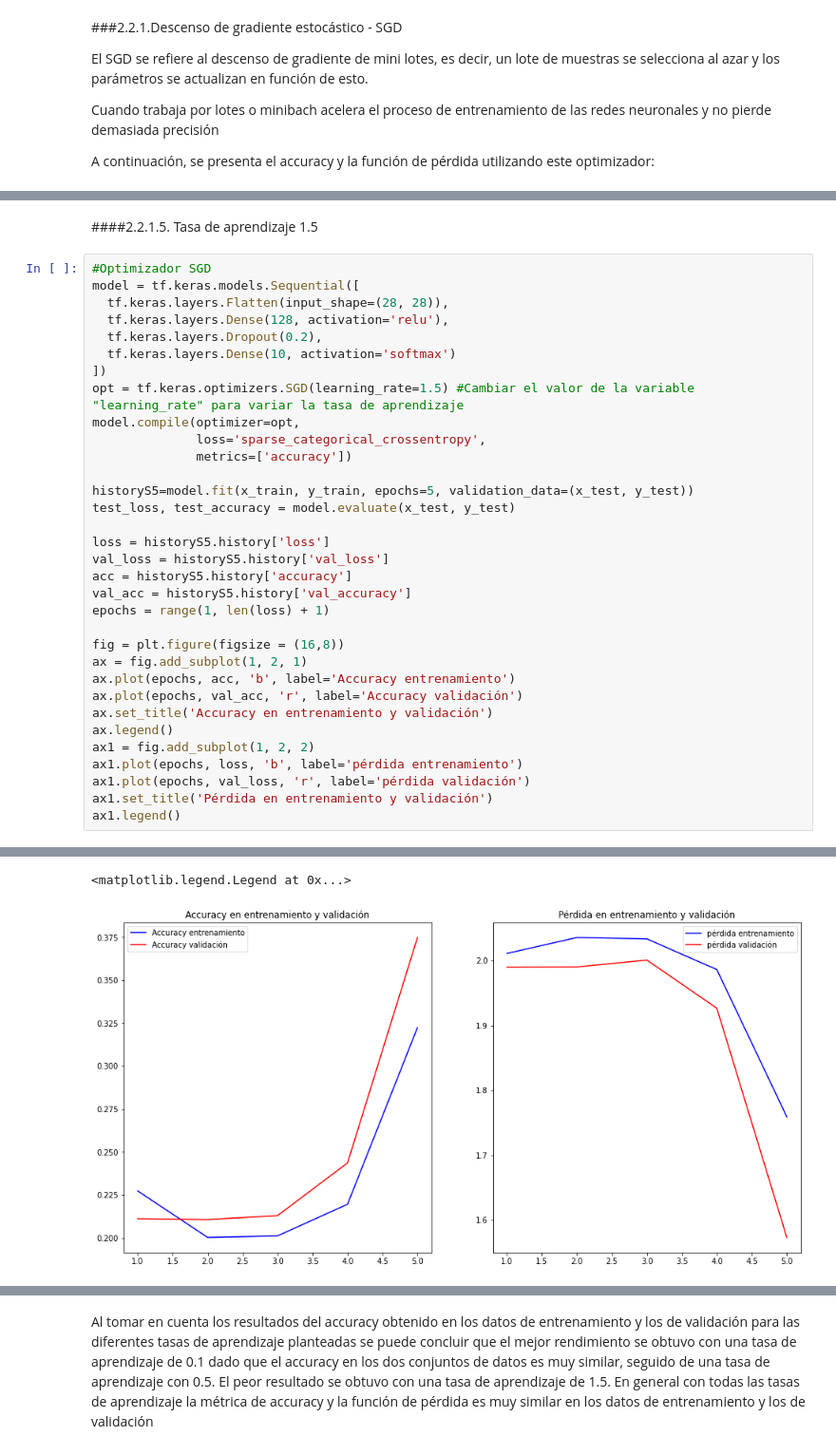
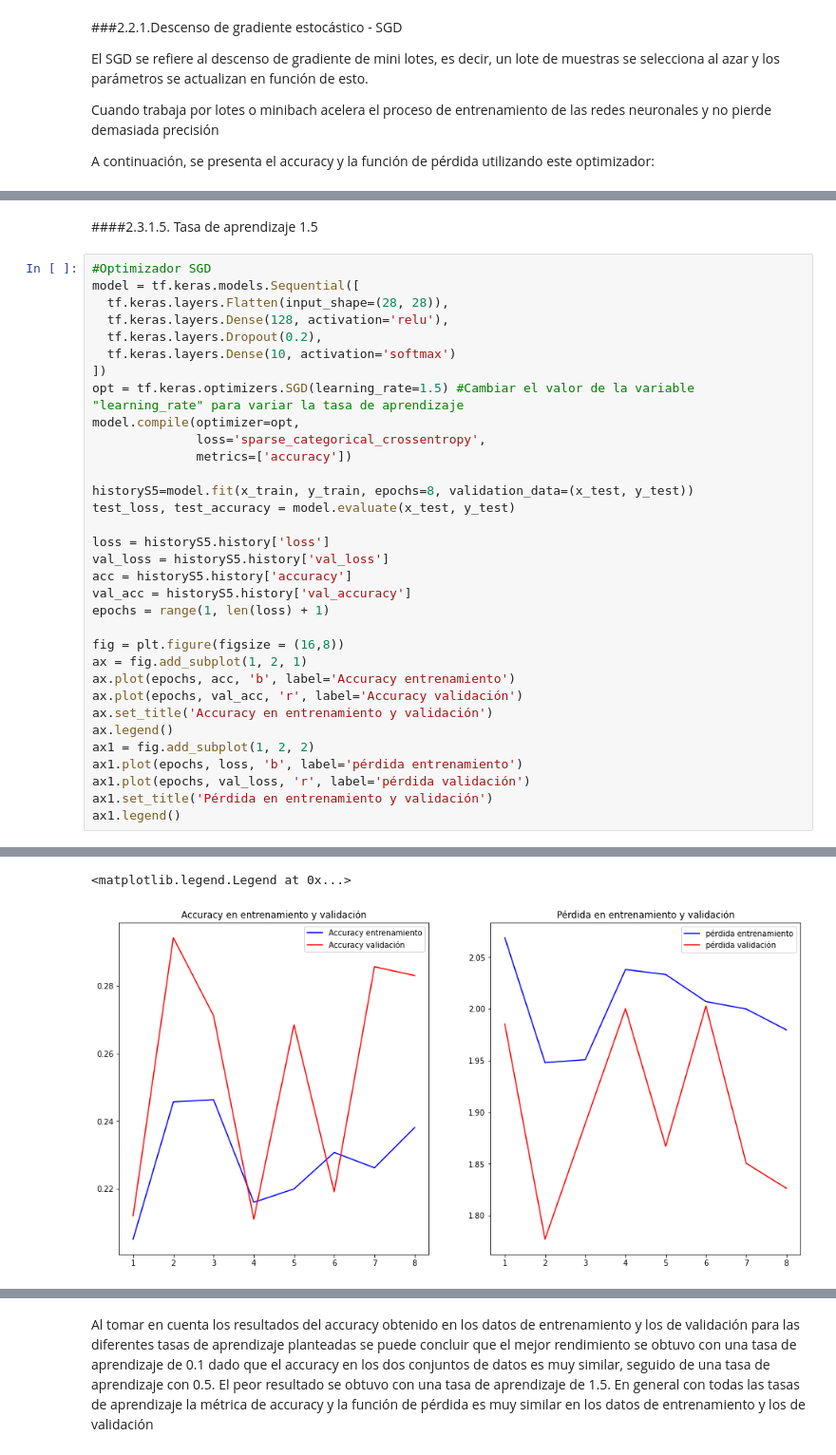
Before and after one commit to gcarmonav/Actividad-7, a Jupyter notebook: Optimización_y_redes_neuronales.ipynb, the cells around one changed output, grey strips where cells are left out. Shown at 95% size. Cells and saved outputs as stored; diff of their text form.

```diff
--- a/Optimización_y_redes_neuronales.ipynb
+++ b/Optimización_y_redes_neuronales.ipynb
@@ -380,5 +676,5 @@ accuracy en test          0.9503999948501587
 # %% [markdown]
-####2.2.1.5. Tasa de aprendizaje 1.5
+####2.3.1.5. Tasa de aprendizaje 1.5
 # %%
 #Optimizador SGD
 model = tf.keras.models.Sequential([
@@ -392,7 +688,7 @@ model.compile(optimizer=opt,
               loss='sparse_categorical_crossentropy',
               metrics=['accuracy'])
 
-historyS5=model.fit(x_train, y_train, epochs=5, validation_data=(x_test, y_test))
+historyS5=model.fit(x_train, y_train, epochs=8, validation_data=(x_test, y_test))
 test_loss, test_accuracy = model.evaluate(x_test, y_test)
 
 loss = historyS5.history['loss']
@@ -427,5 +729,5 @@ Epoch 5/5
 <matplotlib.legend.Legend at 0x...>
-[figure, old version]
+[figure, new version]
 # %%
 print('pérdida en entrenamiento ', historyS5.history['loss'][-1])
 print('pérdida en validación    ', historyS5.history['val_loss'][-1])
```
Also changed, not shown: parts of 272 cells of this notebook.
